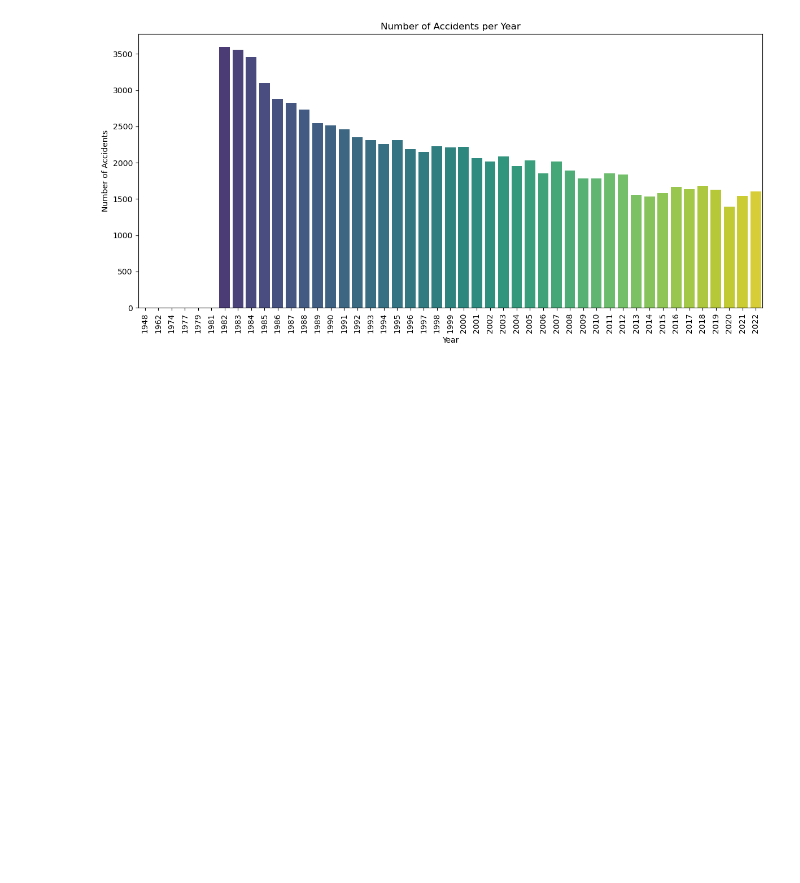
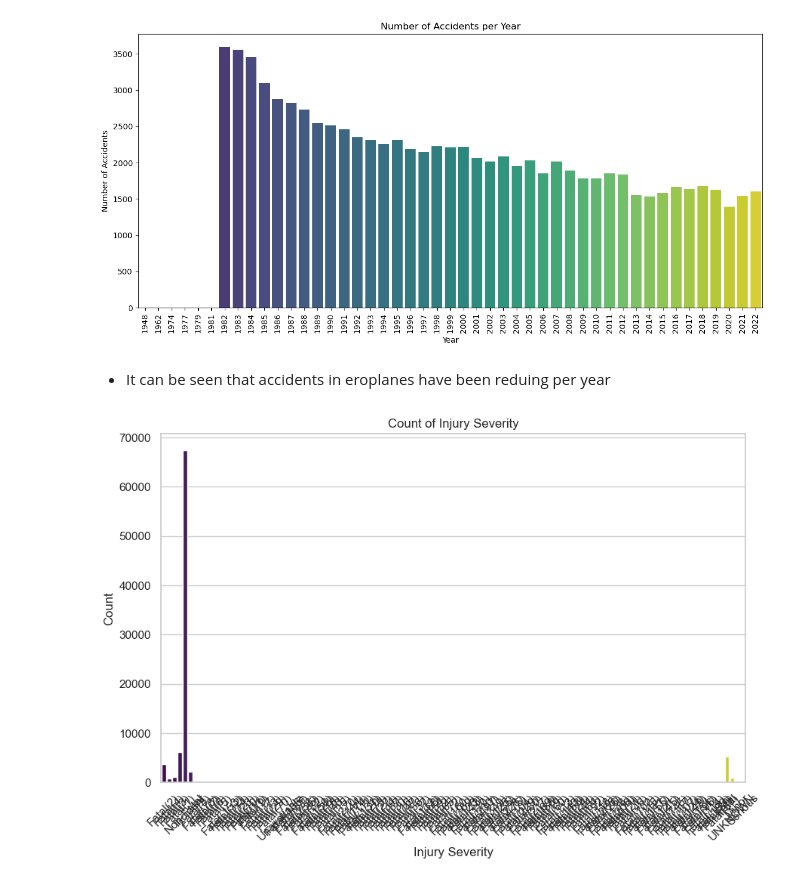
Before and after one commit to WinnyC3/aircraft-optimization-project, a Jupyter notebook: aeroplane.ipynb, the cells around one changed output. Cells and saved outputs as stored; diff of their text form; code cells hidden in the pictures; blank space fills up the shorter version.

```diff
--- a/aeroplane.ipynb
+++ b/aeroplane.ipynb
@@ -216,8 +212,8 @@ dtype: int64
 # %%
 #checking for row infomation in the column
 aviation_df["Weather.Condition"].value_counts()
-# changing the unk to uknown
-aviation_df["Weather.Condition"].replace({'UNK':'UNKNOWN'},inplace=True)
+# changing the unk, to uknown
+aviation_df["Weather.Condition"].replace({'UNK':'UNKNOWN', "Unk": "UNKNOWN"},inplace=True)
 #checking the changes
 aviation_df["Weather.Condition"].value_counts()
 # %% [output]
@@ -240,3 +244,5 @@ There is no duplicated data
 # %%
 # Extracting the year from the 'Event.Date' column
 aviation_df["Year"] = pd.DatetimeIndex(aviation_df["Event.Date"]).year
+# now drop the year column
+aviation_df.drop(columns="Event.Date", inplace=True)
@@ -244,0 +249,5 @@ The data has no duplicates
+# %%
+#convert the specified columns to float
+aviation_df[numeric_columns] = aviation_df[numeric_columns].astype(float)
+# cheking the datatype
+aviation_df.info()
@@ -245,11 +274,4 @@ The data has no duplicates
 # %% [markdown]
 ## Exploratory Data Analysis
-# %%
-# Extracting the year from the 'Event.Date' column
-aviation_df["Year"] = pd.DatetimeIndex(aviation_df["Event.Date"]).year
-
-# Display the updated dataframe with the 'Year' column
-#print("Aviation Data with Year Column:")
-#print(aviation_df.head())
 # %%
 # using Bar Plot to determine Number of Accidents per Year
@@ -302,0 +292,14 @@ plt.show()
+# %% [markdown]
+* It can be seen that accidents in eroplanes have been reduing per year
+# %%
+
+#Bar Plot showing Injury Severity
+plt.figure(figsize=(10, 6))
+sns.countplot(x='Injury.Severity', data=aviation_df, palette='viridis')
+plt.title('Count of Injury Severity')
+plt.xlabel('Injury Severity')
+plt.ylabel('Count')
+plt.xticks(rotation=45)
+plt.show()
+# %% [output]
+[figure, added]
```
Also changed, not shown: parts of 22 cells of this notebook.
